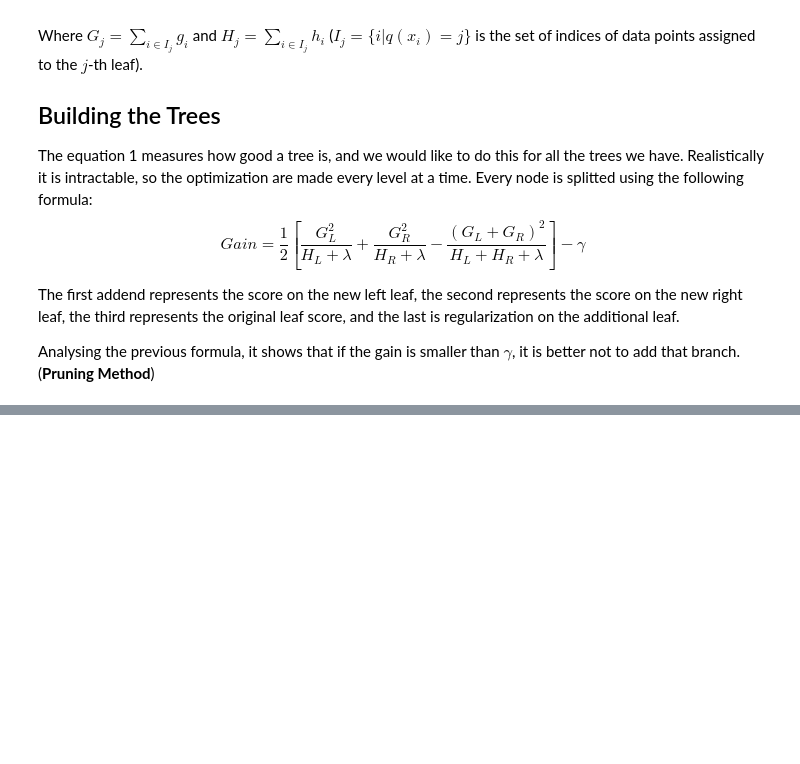
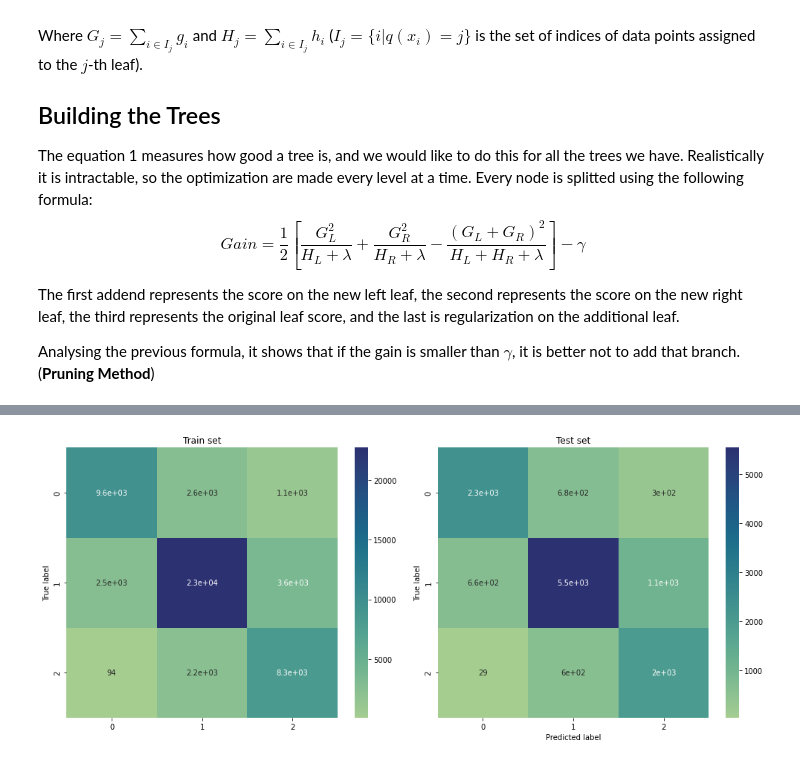
Before and after one commit to Wronsmin/ML_Project, a Jupyter notebook: src/XGB_SVM.ipynb, the cells around one changed output, grey strips where cells are left out. Drawn from its saved outputs; the diff is of its cells as text; code cells hidden in the pictures; blank space fills up the shorter version.

```diff
--- a/src/XGB_SVM.ipynb
+++ b/src/XGB_SVM.ipynb
@@ -244,0 +446,21 @@ Analysing the previous formula, it shows that if the gain is smaller than $\gamm
+# %%
+y_hat = model.predict(X_train)
+y_pred_val = model.predict(X_val)
+y_pred_test = model.predict(X_test)
+# %%
+cm = confusion_matrix(np.concatenate([y_train, y_val]), np.concatenate([y_hat, y_pred_val]))
+
+fig, axs = plt.subplots(1, 2, figsize=(14, 6))
+sns.heatmap(cm,ax=axs[0], cmap="crest", annot=True)
+axs[0].set_title('Train set')
+axs[0].set_ylabel('True label')
+
+cm = confusion_matrix(y_test, y_pred_test)
+
+sns.heatmap(cm,ax=axs[1], cmap="crest", annot=True)
+axs[1].set_title('Test set')
+axs[1].set_ylabel('True label')
+axs[1].set_xlabel('Predicted label')
+fig.tight_layout()
+# %% [output]
+[figure, added]
```
Also changed, not shown: parts of 20 cells of this notebook.
